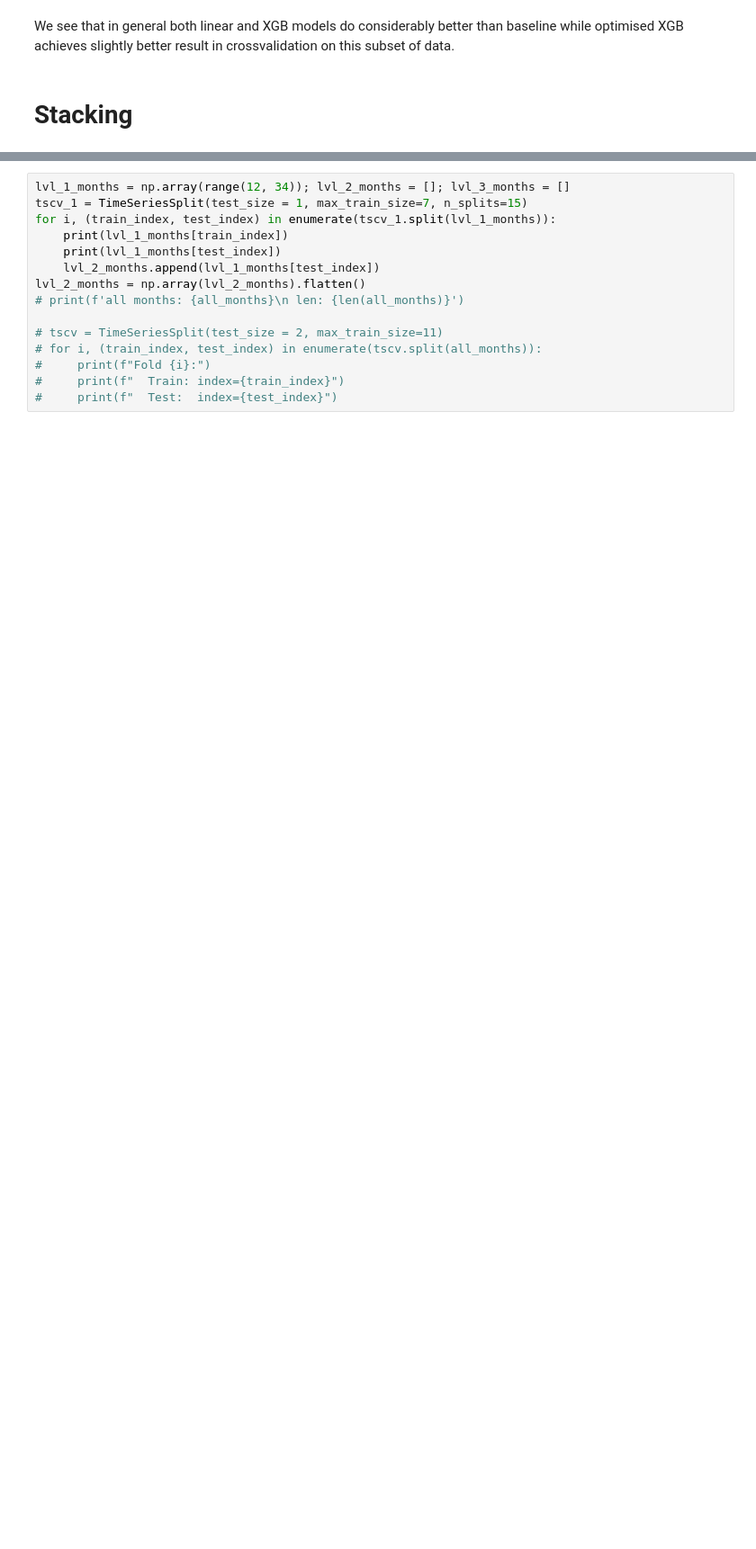
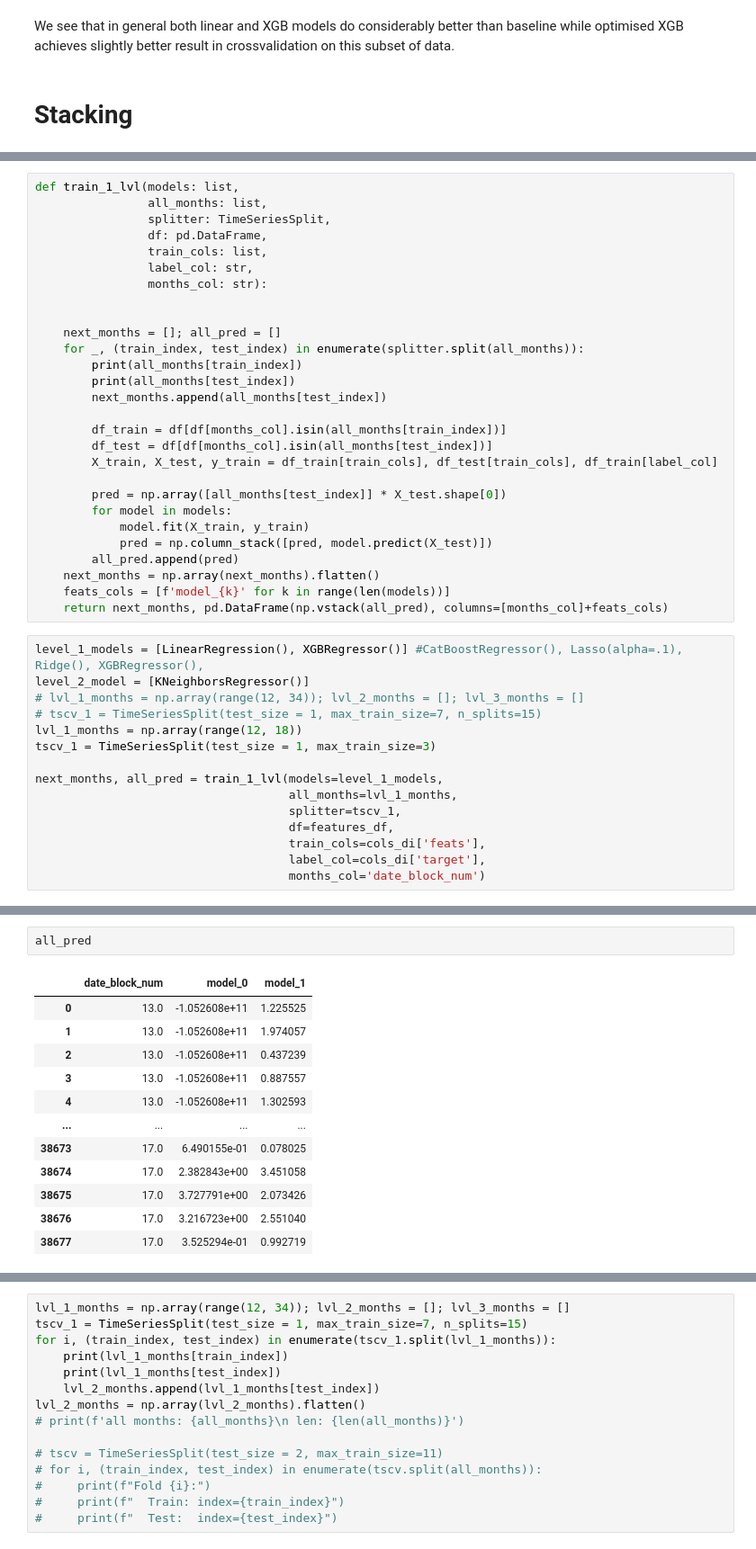
Before and after one commit to igor-cheb/retail_sales_prediction, a Jupyter notebook: modelling.ipynb, the cells around one changed output, grey strips where cells are left out. Shown at 90% size. Saved outputs shown, nothing was run; the diff lists cells and outputs as text; blank space fills up the shorter version.

Commit message:
models lvl train func drafted

```diff
--- a/modelling.ipynb
+++ b/modelling.ipynb
@@ -189,0 +196,43 @@ Let's implement this logic in code.
+# %%
+def train_1_lvl(models: list,
+                all_months: list,
+                splitter: TimeSeriesSplit,
+                df: pd.DataFrame,
+                train_cols: list,
+                label_col: str,
+                months_col: str):
+
+
+    next_months = []; all_pred = []
+    for _, (train_index, test_index) in enumerate(splitter.split(all_months)):
+        print(all_months[train_index])
+        print(all_months[test_index])
+        next_months.append(all_months[test_index])
+
+        df_train = df[df[months_col].isin(all_months[train_index])]
+        df_test = df[df[months_col].isin(all_months[test_index])]
+        X_train, X_test, y_train = df_train[train_cols], df_test[train_cols], df_train[label_col]
+
+        pred = np.array([all_months[test_index]] * X_test.shape[0])
+        for model in models:
+            model.fit(X_train, y_train)
+            pred = np.column_stack([pred, model.predict(X_test)])
+        all_pred.append(pred)
+    next_months = np.array(next_months).flatten()
+    feats_cols = [f'model_{k}' for k in range(len(models))]
+    return next_months, pd.DataFrame(np.vstack(all_pred), columns=[months_col]+feats_cols)
+# %%
+level_1_models = [LinearRegression(), XGBRegressor()] #CatBoostRegressor(), Lasso(alpha=.1), Ridge(), XGBRegressor(),
+level_2_model = [KNeighborsRegressor()]
+# lvl_1_months = np.array(range(12, 34)); lvl_2_months = []; lvl_3_months = []
+# tscv_1 = TimeSeriesSplit(test_size = 1, max_train_size=7, n_splits=15)
+lvl_1_months = np.array(range(12, 18))
+tscv_1 = TimeSeriesSplit(test_size = 1, max_train_size=3)
+
+next_months, all_pred = train_1_lvl(models=level_1_models,
+                                    all_months=lvl_1_months,
+                                    splitter=tscv_1,
+                                    df=features_df,
+                                    train_cols=cols_di['feats'],
+                                    label_col=cols_di['target'],
+                                    months_col='date_block_num')
@@ -189,0 +250,15 @@ Let's implement this logic in code.
+# %%
+all_pred
+# %% [output]
+|  | date_block_num | model_0 | model_1 |
+| 0 | 13.0 | -1.052608e+11 | 1.225525 |
+| 1 | 13.0 | -1.052608e+11 | 1.974057 |
+| 2 | 13.0 | -1.052608e+11 | 0.437239 |
+| 3 | 13.0 | -1.052608e+11 | 0.887557 |
+| 4 | 13.0 | -1.052608e+11 | 1.302593 |
+| ... | ... | ... | ... |
+| 38673 | 17.0 | 6.490155e-01 | 0.078025 |
+| 38674 | 17.0 | 2.382843e+00 | 3.451058 |
+| 38675 | 17.0 | 3.727791e+00 | 2.073426 |
+| 38676 | 17.0 | 3.216723e+00 | 2.551040 |
+| 38677 | 17.0 | 3.525294e-01 | 0.992719 |
```
Also changed, not shown: parts of 4 cells of this notebook.
